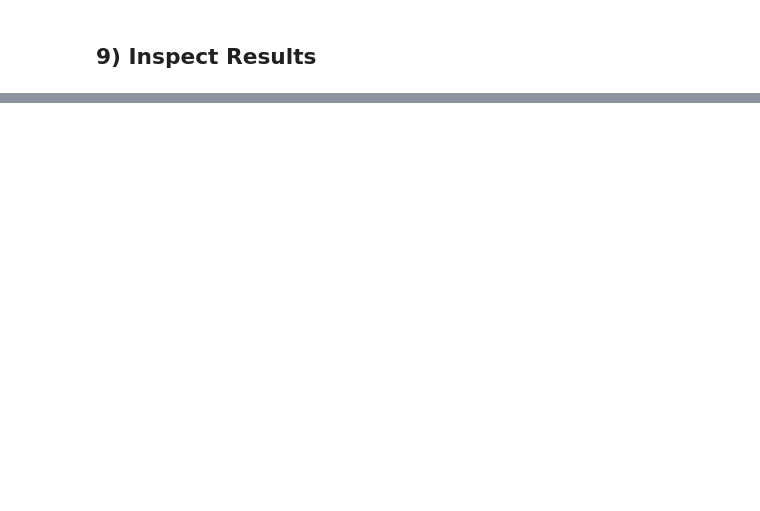
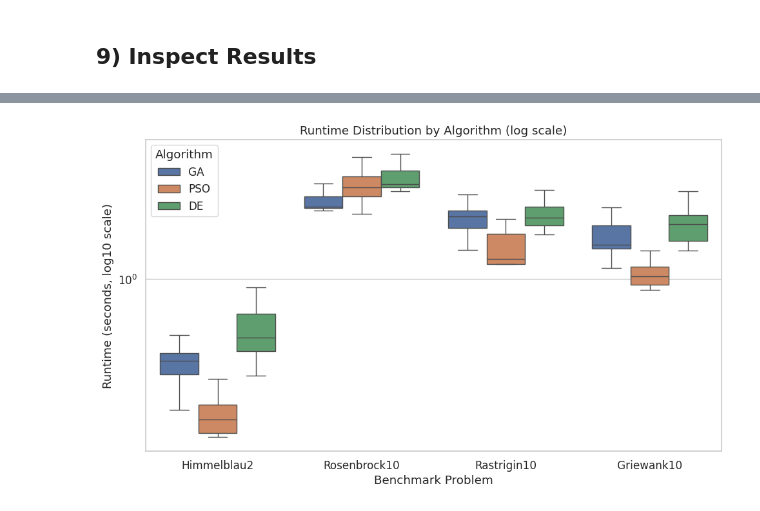
Before and after one commit to raqcoss/EvoComputing, a Jupyter notebook: HW3.ipynb, the cells around one changed output, grey strips where cells are left out. Saved outputs shown, nothing was run; the diff lists cells and outputs as text; code cells hidden in the pictures; blank space fills up the shorter version.

```diff
--- a/HW3.ipynb
+++ b/HW3.ipynb
@@ -792,0 +772,84 @@ Pairwise Wilcoxon summary
+# %%
+# %% [markdown]
+# ## 10) Runtime Analysis and Visualization
+
+# %%
+import seaborn as sns
+import matplotlib.pyplot as plt
+import numpy as np
+import pandas as pd
+import os
+from glob import glob
+
+sns.set_theme(style="whitegrid", font_scale=1.1)
+
+results_dir = "results_nb"
+csv_files = glob(os.path.join(results_dir, "*.csv"))
+
+dfs = [pd.read_csv(f) for f in csv_files]
+df_all = pd.concat(dfs, ignore_index=True)
+
+# Ensure numeric
+df_all["time_elapsed"] = pd.to_numeric(df_all["time_elapsed"], errors="coerce")
+
+# ---------------------------
+# 1. Runtime Distribution
+# ---------------------------
+plt.figure(figsize=(10, 6))
+sns.boxplot(
+    data=df_all,
+    x="problem",
+    y="time_elapsed",
+    hue="algo",
+    showfliers=False
+)
+plt.yscale("log")
+plt.title("Runtime Distribution by Algorithm (log scale)")
+plt.ylabel("Runtime (seconds, log10 scale)")
+plt.xlabel("Benchmark Problem")
+plt.legend(title="Algorithm")
+plt.tight_layout()
+plt.show()
+
+# ---------------------------
+# 2. Average Runtime Comparison
+# ---------------------------
+runtime_summary = (
+    df_all.groupby(["problem", "algo"])["time_elapsed"]
+    .mean()
+    .reset_index()
+)
+plt.figure(figsize=(8, 5))
+sns.barplot(
+    data=runtime_summary,
+    x="problem",
+    y="time_elapsed",
+    hue="algo"
+)
+plt.title("Average Runtime per Algorithm")
+plt.ylabel("Mean Runtime (s)")
+plt.xlabel("Benchmark Problem")
+plt.tight_layout()
+plt.show()
+
+# ---------------------------
+# 3. Fitness vs. Runtime (Efficiency Trade-off)
+# ---------------------------
+plt.figure(figsize=(8, 6))
+sns.scatterplot(
+    data=df_all,
+    x="time_elapsed",
+    y="f_best",
+    hue="algo",
+    style="problem",
+    s=80
+)
+plt.xscale("log")
+plt.yscale("log")
+plt.xlabel("Runtime (seconds, log scale)")
+plt.ylabel("Final Fitness (log scale)")
+plt.title("Efficiency Trade-off: Fitness vs Runtime")
+plt.tight_layout()
+plt.show()
+# %% [output]
+[figure, added]
```
Also changed, not shown: parts of 16 cells of this notebook, 14 other files.
